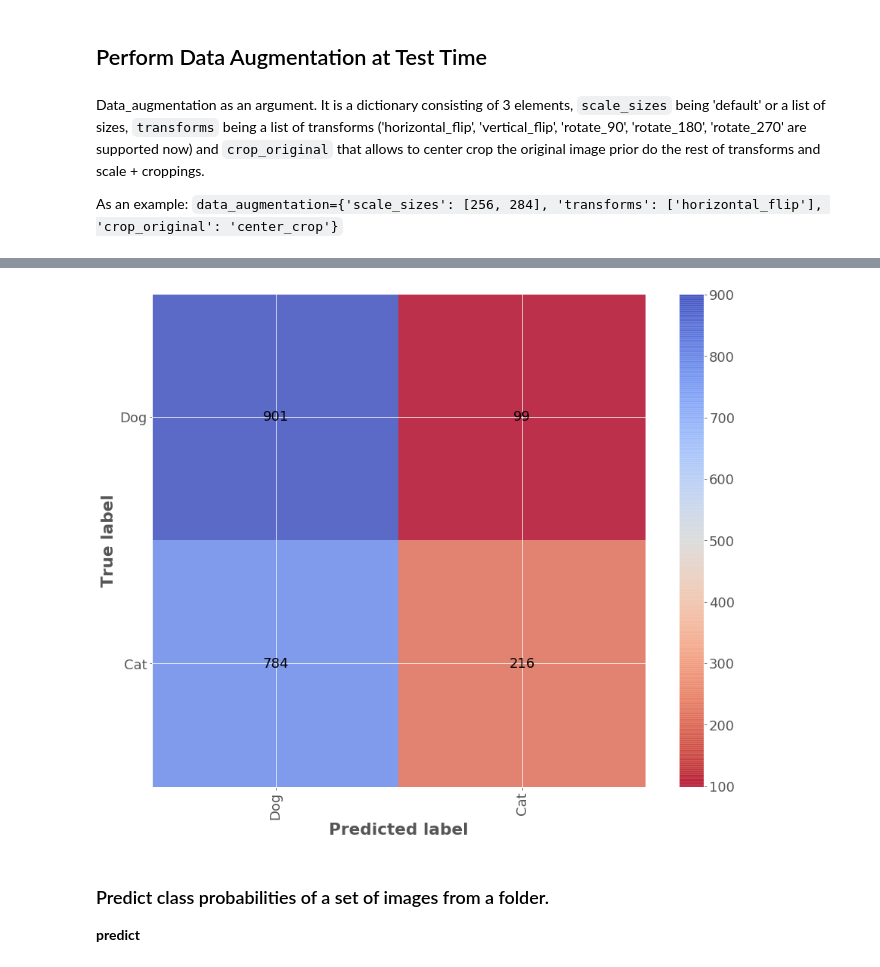
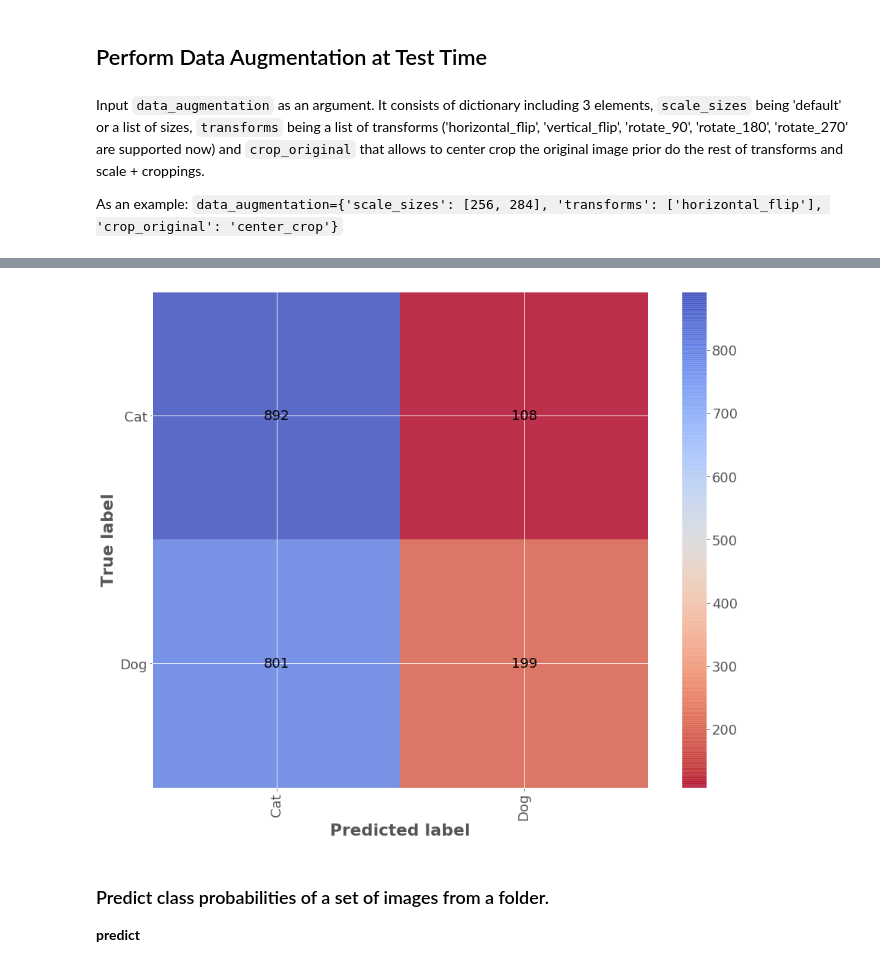
Before and after one commit to triagemd/keras-eval, a Jupyter notebook: example.ipynb, the cells around one changed output, grey strips where cells are left out. Drawn from its saved outputs; the diff is of its cells as text; code cells hidden in the pictures.

Commit message:
Update notebook with examples of data augmentation

```diff
--- a/example.ipynb
+++ b/example.ipynb
@@ -37,7 +38,7 @@ The image preprocessing arguments are contained in `model_spec.json`. You can ch
 # %%
 model_path = 'tmp/fixtures/models/ensemble/mobilenet_1/catdog-mobilenet.hdf5'
 # %%
-evaluator = eval.Evaluator(
+evaluator = Evaluator(
         data_dir=None,
         concept_dictionary_path=None,
         custom_objects=None,
@@ -104,8 +105,8 @@ print(labels.shape) # [n_samples, n_classes]
 # %% [markdown]
 Also you can set the names for each class using a list of dictionaries as follows:
 # %%
-concepts = [{'label':'Dog', 'id': 'dogs'},
-           {'label':'Cat', 'id': 'cats'}]
+concepts = [{'label':'Cat', 'id': 'cats'},
+           {'label':'Dog', 'id': 'dogs'}]
 
 evaluator.set_concepts(concepts)
 # %% [markdown]
@@ -189,11 +194,11 @@ Returning correct predictions and errors for the top k:  [1]
 # %% [markdown]
 ## Perform Data Augmentation at Test Time
 # %% [markdown]
-Data_augmentation as an argument. It is a dictionary consisting of 3 elements, `scale_sizes` being 'default' or a list of sizes, `transforms` being a list of transforms ('horizontal_flip', 'vertical_flip', 'rotate_90', 'rotate_180', 'rotate_270' are supported now) and `crop_original` that allows to center crop the original image prior do the rest of transforms and scale + croppings.
+Input `data_augmentation` as an argument. It consists of dictionary including 3 elements, `scale_sizes` being 'default' or a list of sizes, `transforms` being a list of transforms ('horizontal_flip', 'vertical_flip', 'rotate_90', 'rotate_180', 'rotate_270' are supported now) and `crop_original` that allows to center crop the original image prior do the rest of transforms and scale + croppings.
 
 As an example: `data_augmentation={'scale_sizes': [256, 284], 'transforms': ['horizontal_flip'], 'crop_original': 'center_crop'}`
 # %%
-probs, labels = evaluator.evaluate(data_dir=data_dir, top_k=2, confusion_matrix=True, data_augmentation={'scale_sizes': [256, 284], 'transforms': ['horizontal_flip'], 'crop_original': 'center_crop'})
+probs, labels = evaluator.evaluate(data_dir=data_dir, top_k=2, confusion_matrix=True, data_augmentation={'scale_sizes': [356, 284], 'transforms': ['horizontal_flip'], 'crop_original': 'center_crop'})
 # %% [output]
 Making predictions from model  0
 Found 2000 images belonging to 2 classes.
@@ -202,4 +208,4 @@ Averaging probabilities of 62 different outputs at sizes: [256, 284] with transf
-[figure, old version]
+[figure, new version]
 # %% [markdown]
 ### Predict class probabilities of a set of images from a folder.
 
```
Also changed, not shown: parts of 16 cells of this notebook.
